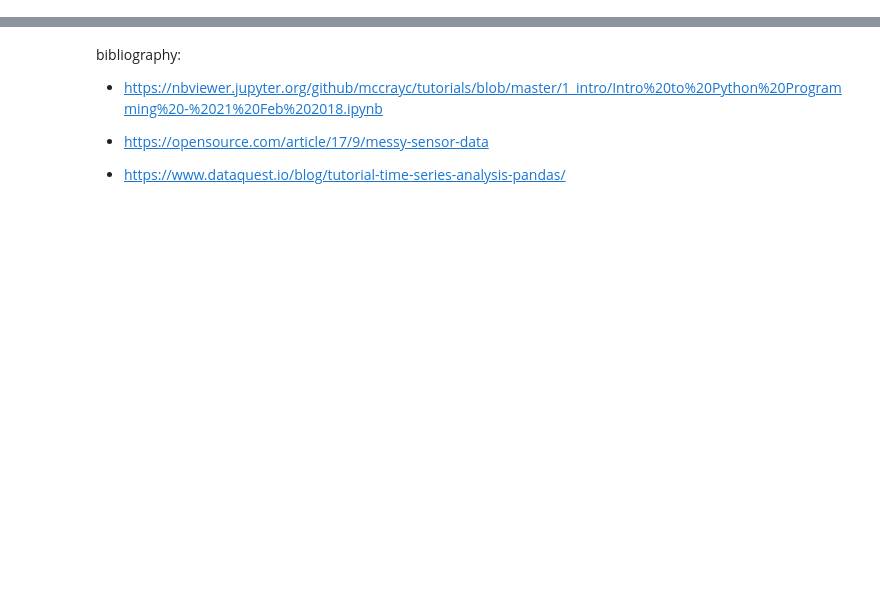
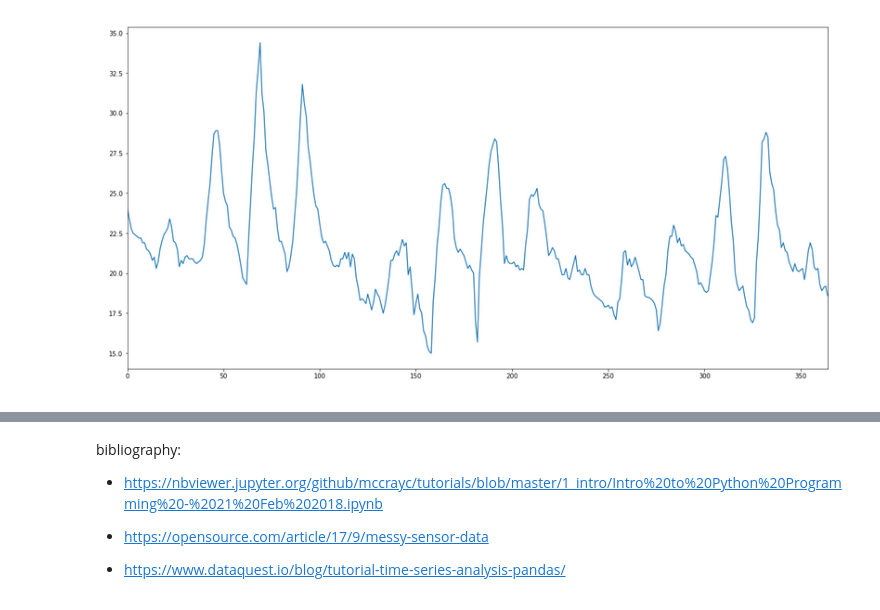
Before and after one commit to sanjayr1/Data_Tools_Brazil_Weather, a Jupyter notebook: slideshow_rough_draft.ipynb, the cells around one changed output, grey strips where cells are left out. Drawn from its saved outputs; the diff is of its cells as text; code cells hidden in the pictures; blank space fills up the shorter version.

```diff
--- a/slideshow_rough_draft.ipynb
+++ b/slideshow_rough_draft.ipynb
@@ -86,0 +128,4 @@ Visualization with seaborn?
+# %%
+Image(filename='Temp_interpolated.png')
+# %% [output]
+[figure, added]
```
Also changed, not shown: parts of 27 cells of this notebook, 10 other files.
